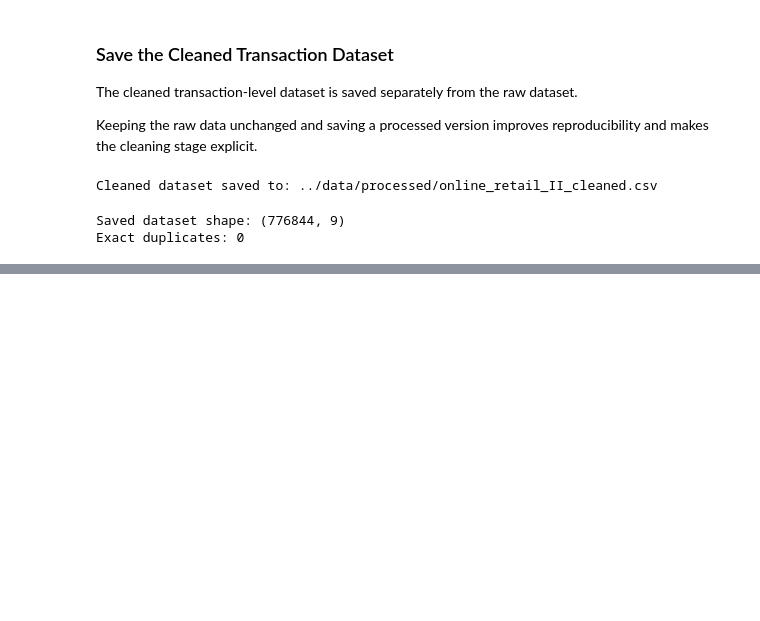
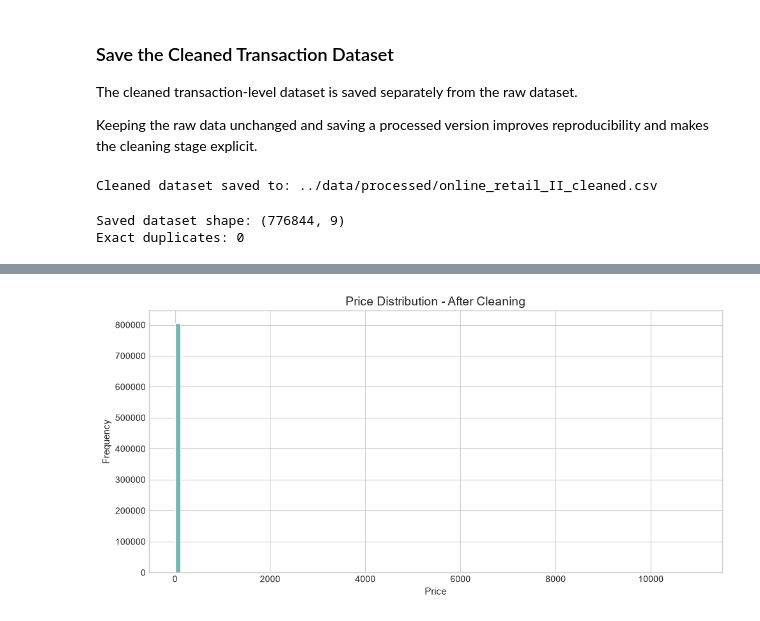
Before and after one commit to saraalwadia/customer-behavior-shift-detection, a Jupyter notebook: notebooks/02_data_cleaning.ipynb, the cells around one changed output, grey strips where cells are left out. Cells and saved outputs as stored; diff of their text form; code cells hidden in the pictures; blank space fills up the shorter version.

```diff
--- a/notebooks/02_data_cleaning.ipynb
+++ b/notebooks/02_data_cleaning.ipynb
@@ -674,0 +819,4 @@ Exact duplicates: 0
+# %%
+clean_df = purchase_df[
+    purchase_df["Price"] > 0
+].copy()
@@ -674,0 +827,26 @@ Exact duplicates: 0
+# %%
+plt.figure(figsize=(10, 5))
+
+plt.hist(
+    clean_df["Price"].dropna(),
+    bins=100,
+    color=COLORS["secondary"],
+    edgecolor="white"
+)
+
+plt.title("Price Distribution - After Cleaning")
+plt.xlabel("Price")
+plt.ylabel("Frequency")
+
+plt.tight_layout()
+
+plt.savefig(
+    plots_dir / "03_price_distribution_after_cleaning.png",
+    dpi=300,
+    bbox_inches="tight"
+)
+
+plt.show()
+plt.close()
+# %% [output]
+[figure, added]
```
Also changed, not shown: parts of 23 cells of this notebook, 6 other files.
